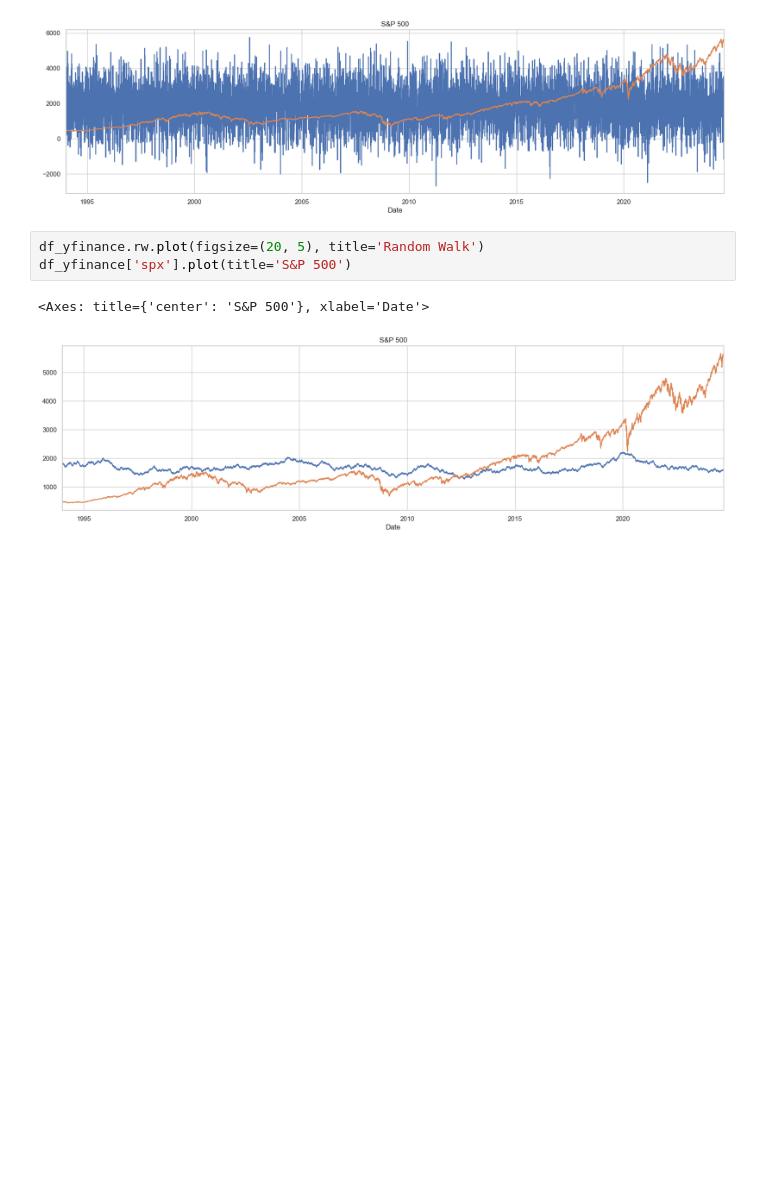
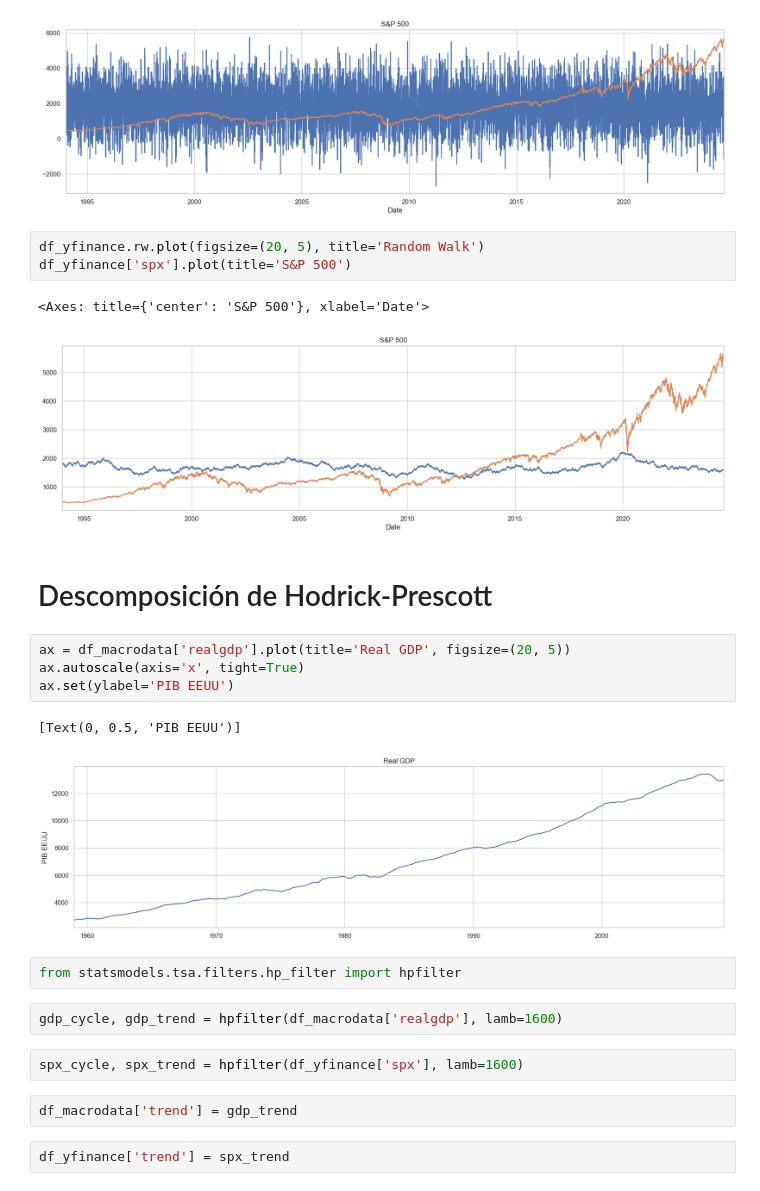
Before and after one commit to sevann-radhak/UBA-AST, a Jupyter notebook: clase2/clase2.ipynb, the cells around one changed output. Drawn from its saved outputs; the diff is of its cells as text; blank space fills up the shorter version.

```diff
--- a/clase2/clase2.ipynb
+++ b/clase2/clase2.ipynb
@@ -182,3 +182,22 @@ df_yfinance['spx'].plot(title='S&P 500')
 # %% [output]
 <Axes: title={'center': 'S&P 500'}, xlabel='Date'>
 [figure]
+# %% [markdown]
+# Descomposición de Hodrick-Prescott
+# %%
+ax = df_macrodata['realgdp'].plot(title='Real GDP', figsize=(20, 5))
+ax.autoscale(axis='x', tight=True)
+ax.set(ylabel='PIB EEUU')
+# %% [output]
+[Text(0, 0.5, 'PIB EEUU')]
+[figure, added]
+# %%
+from statsmodels.tsa.filters.hp_filter import hpfilter
+# %%
+gdp_cycle, gdp_trend = hpfilter(df_macrodata['realgdp'], lamb=1600)
+# %%
+spx_cycle, spx_trend = hpfilter(df_yfinance['spx'], lamb=1600)
+# %%
+df_macrodata['trend'] = gdp_trend
+# %%
+df_yfinance['trend'] = spx_trend
```
Also changed, not shown: parts of 21 cells of this notebook.
